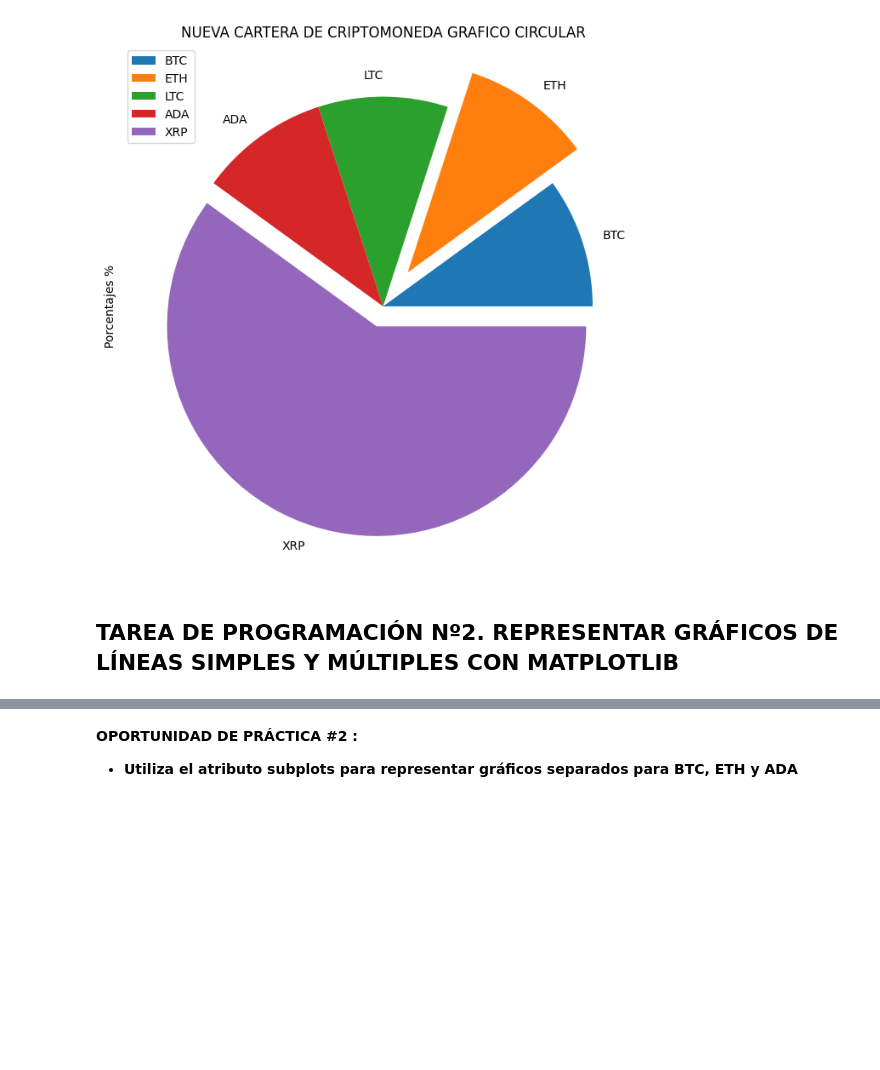
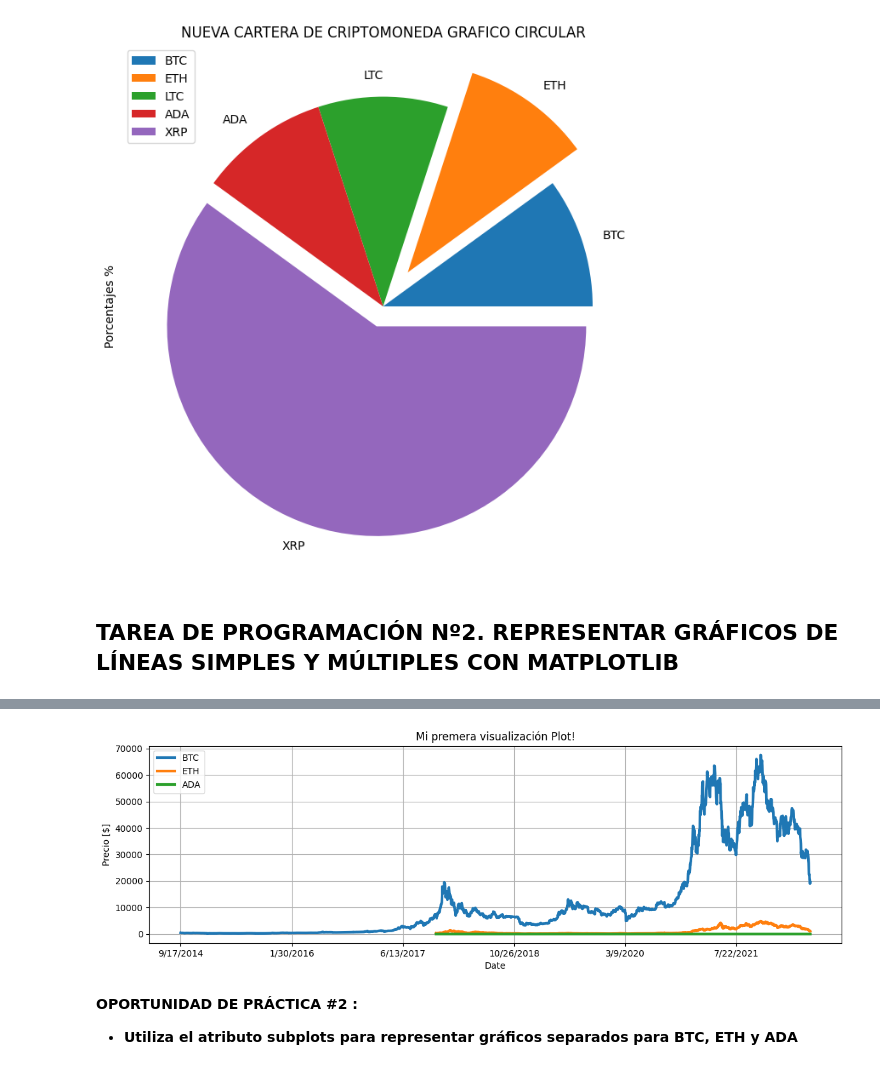
Before and after one commit to SandrAlzate/CV, a Jupyter notebook: Visualización_de_datos_IA.ipynb, the cells around one changed output, grey strips where cells are left out. Saved outputs shown, nothing was run; the diff lists cells and outputs as text; code cells hidden in the pictures; blank space fills up the shorter version.

```diff
--- a/Visualización_de_datos_IA.ipynb
+++ b/Visualización_de_datos_IA.ipynb
@@ -65,3 +88,12 @@ Text(0.5, 1.0, 'NUEVA CARTERA DE CRIPTOMONEDA GRAFICO CIRCULAR')
+# %%
+# Utilizar matplotlib en el Pandas DataFrame para trazar los datos
+invetario_df.plot(x = 'Date', y = ['BTC', 'ETH', 'ADA'], linewidth = 3, figsize= (14,4))
+plt.ylabel('Precio [$]')
+plt.title('Mi premera visualización Plot!')
+plt.legend(loc = "upper left")
+plt.grid()
+# %% [output]
+[figure, added]
 # %% [markdown]
 **OPORTUNIDAD DE PRÁCTICA #2 :**
 - **Utiliza el atributo subplots para representar gráficos separados para BTC, ETH y ADA**
```
Also changed, not shown: parts of 3 cells of this notebook.
